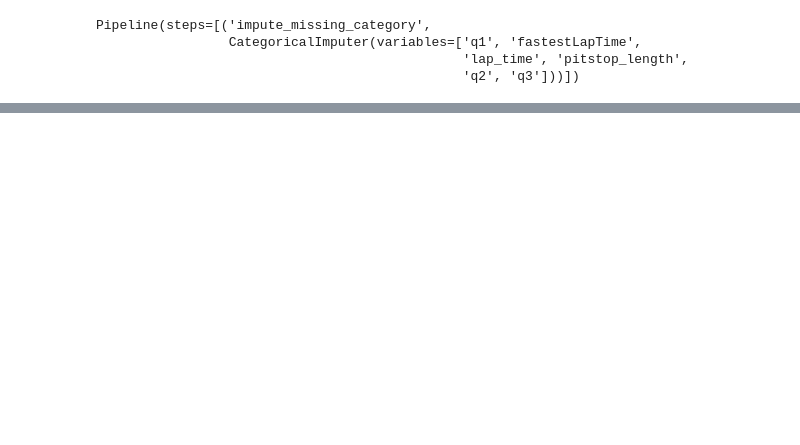
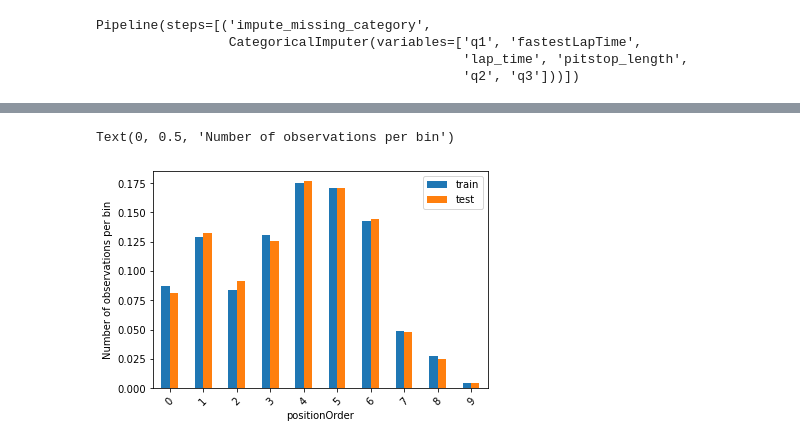
Before and after one commit to PaulOM203/MSC_Thesis_F1, a Jupyter notebook: Notebook.ipynb, the cells around one changed output, grey strips where cells are left out. Cells and saved outputs as stored; diff of their text form; code cells hidden in the pictures; blank space fills up the shorter version.

```diff
--- a/Notebook.ipynb
+++ b/Notebook.ipynb
@@ -1129,0 +1208,26 @@ X_train_category
+# %%
+## Applying Equal-Width Discretization to automate the binning of variables and respect repeated values
+
+ML_EWD = EqualWidthDiscretiser(bins=10, variables = ['positionOrder', 'fastestLapSpeed'])
+
+ML_EWD.fit(X_train_YJ)
+
+train_ML = ML_EWD.transform(X_train_YJ)
+test_ML = ML_EWD.transform(X_test_YJ)
+# %%
+# # if the distributions in train and test set are similar, we should expect similar propotion of
+# # observations in the different intervals in the train and test set
+
+## positionOrder
+
+ML_train = train_ML.groupby(['positionOrder'])['positionOrder'].count() / len(train_ML)
+ML_test = test_ML.groupby(['positionOrder'])['positionOrder'].count() / len(test_ML)
+
+PO_EWD = pd.concat([ML_train, ML_test], axis=1)
+PO_EWD.columns = ['train', 'test']
+PO_EWD.plot.bar()
+plt.xticks(rotation=45)
+plt.ylabel('Number of observations per bin')
+# %% [output]
+Text(0, 0.5, 'Number of observations per bin')
+[figure, added]
```
Also changed, not shown: parts of 33 cells of this notebook.
